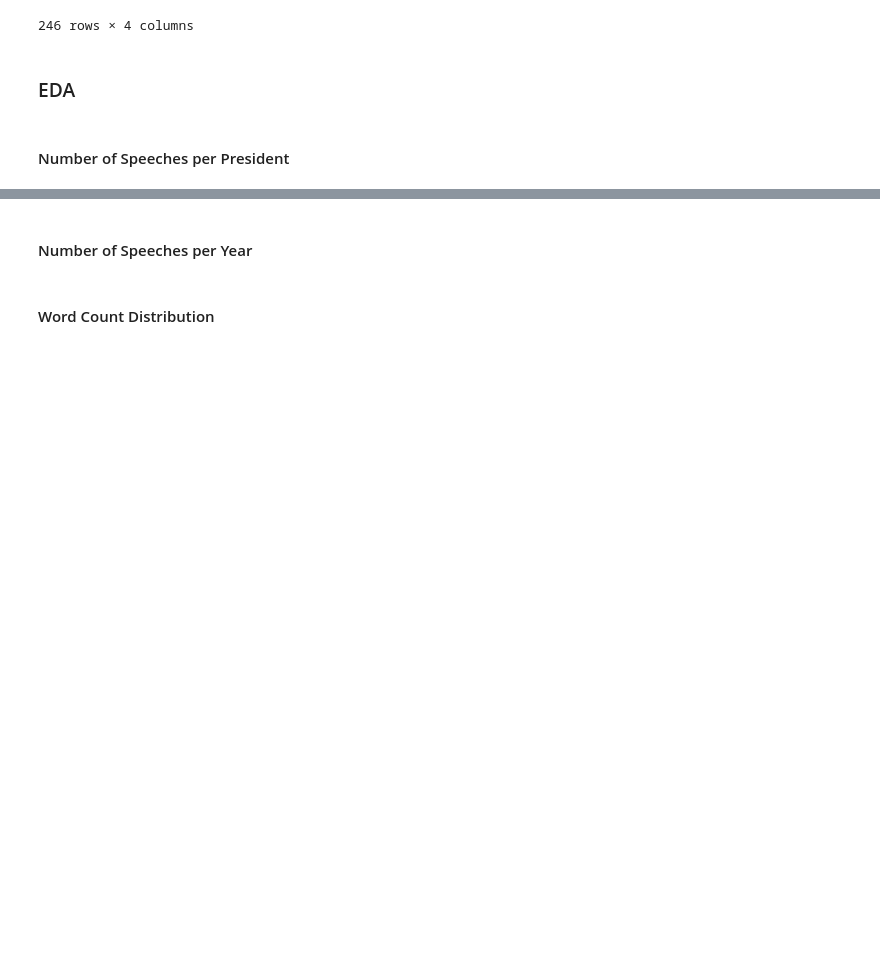
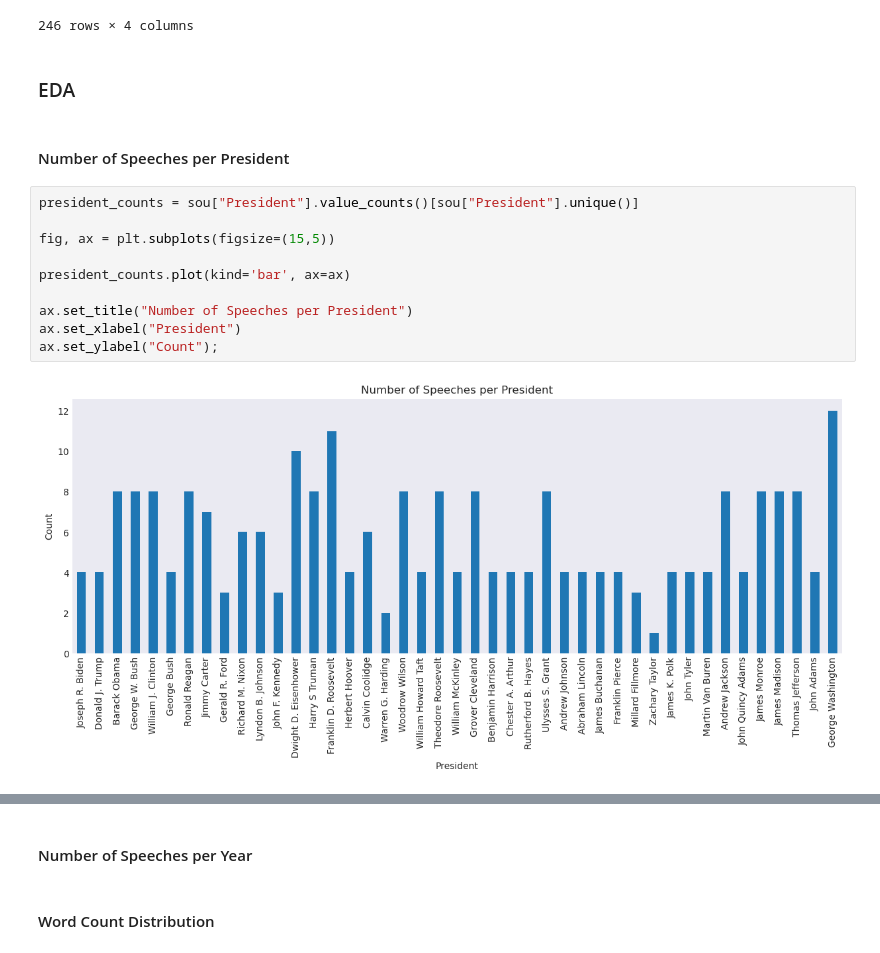
Before and after one commit to UCB-stat-159-f25/proj02-group25, a Jupyter notebook: nlp-P01.ipynb, the cells around one changed output, grey strips where cells are left out. Drawn from its saved outputs; the diff is of its cells as text; blank space fills up the shorter version.

Commit message:
added number of speeches per president

```diff
--- a/nlp-P01.ipynb
+++ b/nlp-P01.ipynb
@@ -35,3 +35,15 @@ sou
 ### EDA
 # %% [markdown]
 #### Number of Speeches per President
+# %%
+president_counts = sou["President"].value_counts()[sou["President"].unique()]
+
+fig, ax = plt.subplots(figsize=(15,5))
+
+president_counts.plot(kind='bar', ax=ax)
+
+ax.set_title("Number of Speeches per President")
+ax.set_xlabel("President")
+ax.set_ylabel("Count");
+# %% [output]
+[figure, added]
```
Also changed, not shown: parts of 1 cell of this notebook.
